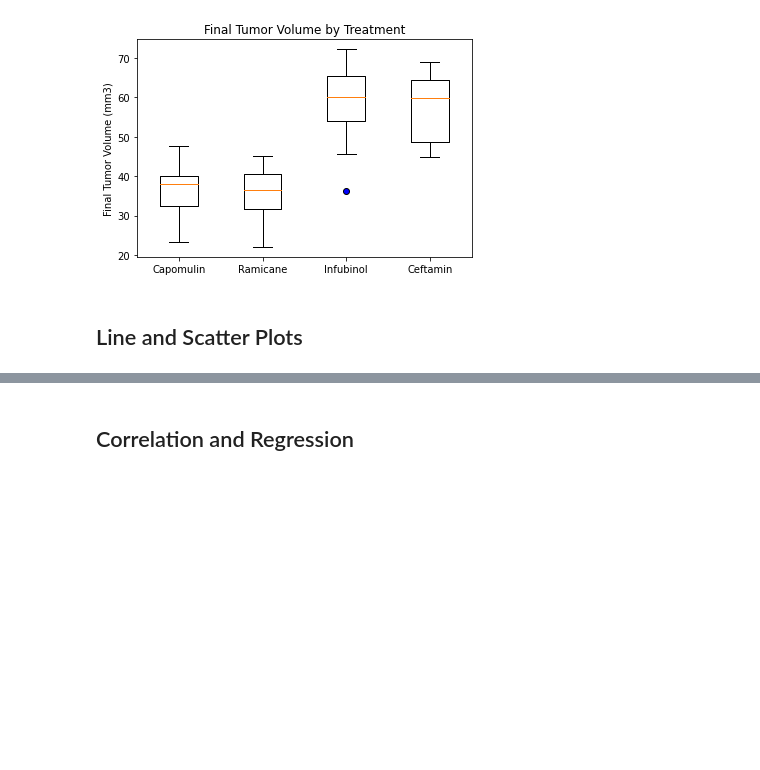
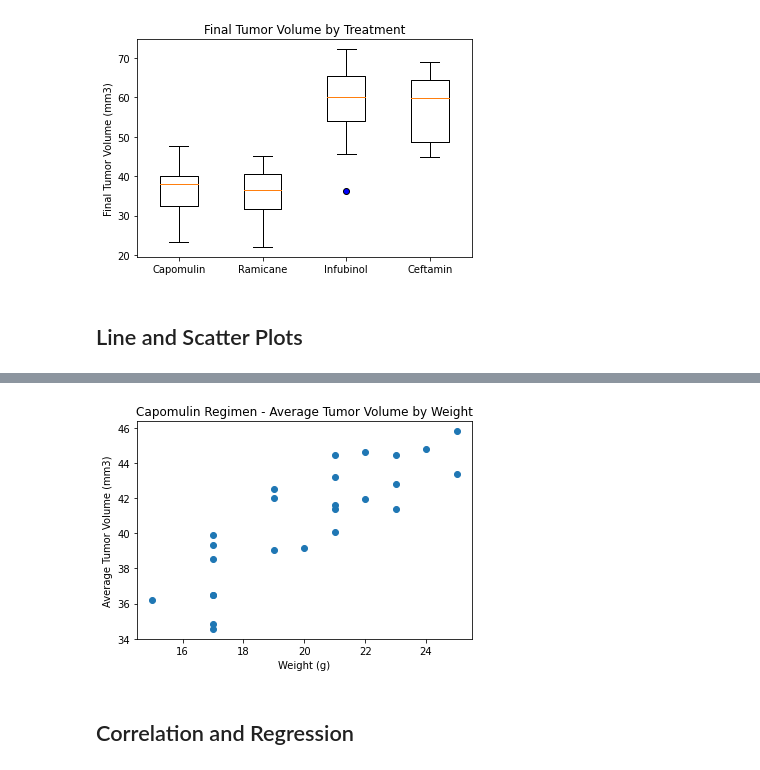
Before and after one commit to V-Villagomez/Matplotlib_Challenge, a Jupyter notebook: Pymaceuticals/pymaceuticals_starter.ipynb, the cells around one changed output, grey strips where cells are left out. Cells and saved outputs as stored; diff of their text form; code cells hidden in the pictures; blank space fills up the shorter version.

```diff
--- a/Pymaceuticals/pymaceuticals_starter.ipynb
+++ b/Pymaceuticals/pymaceuticals_starter.ipynb
@@ -360,3 +358,25 @@ plt.show()
+# %%
+# Generate a scatter plot of mouse weight versus average tumor volume for the Capomulin regimen
+avg_tumor_volume_df = pd.DataFrame(capomulin_df.groupby("Mouse ID")["Tumor Volume (mm3)"].mean()).reset_index().rename(columns = {"Tumor Volume (mm3)": "Avg Tumor Volume"})
+avg_tumor_volume_df
+
+avg_tumor_volume_df  = pd.merge(capomulin_df, avg_tumor_volume_df, on = "Mouse ID")
+final_avg_tumor_volume_df = avg_tumor_volume_df[["Weight (g)", "Avg Tumor Volume"]].drop_duplicates()
+final_avg_tumor_volume_df
+
+# Create x and y variables to display in the scatter plot
+x_axis = final_avg_tumor_volume_df["Weight (g)"]
+y_axis = final_avg_tumor_volume_df["Avg Tumor Volume"]
+
+plt.scatter(x_axis, y_axis)
+
+# Format scatter plot
+plt.xlabel("Weight (g)")
+plt.ylabel("Average Tumor Volume (mm3)")
+plt.title("Capomulin Regimen - Average Tumor Volume by Weight")
+plt.show()
+# %% [output]
+[figure, added]
 # %% [markdown]
 ## Correlation and Regression
 # %%
```
Also changed, not shown: parts of 2 cells of this notebook.
